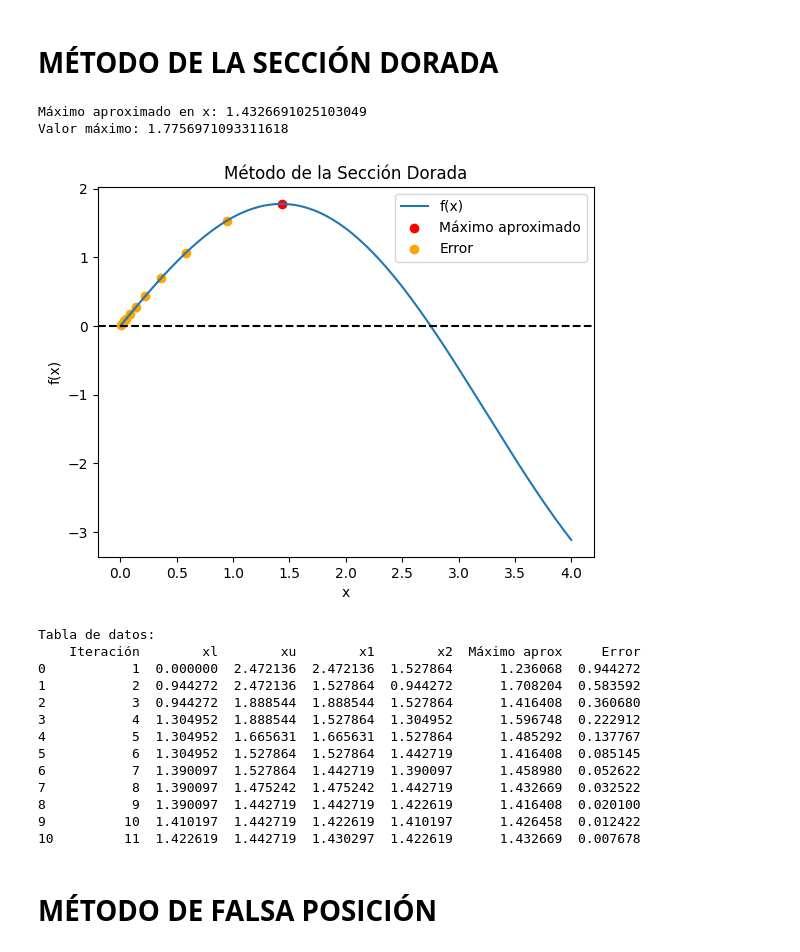
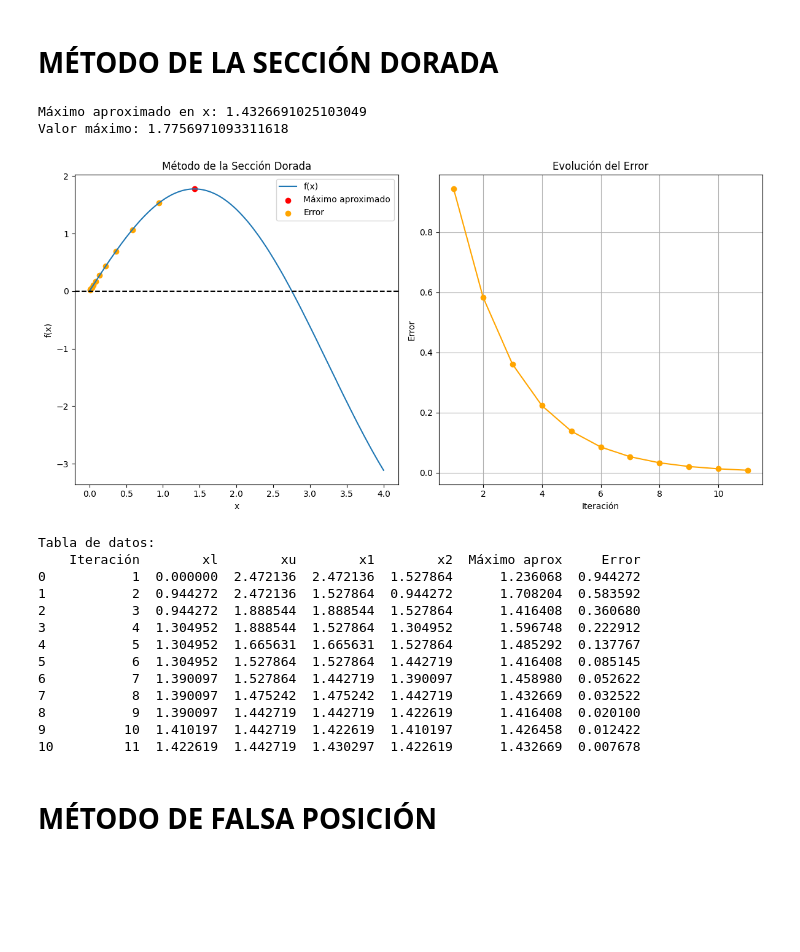
Before and after one commit to danielapavas/Optimizacion, a Jupyter notebook: Metodo_de_bisección.ipynb, the cells around one changed output. Cells and saved outputs as stored; diff of their text form; code cells hidden in the pictures; blank space fills up the shorter version.

```diff
--- a/Metodo_de_bisección.ipynb
+++ b/Metodo_de_bisección.ipynb
@@ -25,7 +26,7 @@ def biseccion(funcion, xl, xu, tolerancia, maximo):
         listaXL.append(xl)  # Agregar xl actual a la lista
         listaXU.append(xu)  # Agregar xu actual a la lista
 
-        error = abs((xu - xl) / 2)
+        error = abs((xu - xl)/2)
         listaError.append(error)
         i += 1
 
@@ -60,6 +61,9 @@ if listaAproximacion:
     x = np.linspace(xl, xu, 100)
     y = ejemplo(x)
 
+    plt.figure(figsize=(12, 6))
+
+    plt.subplot(1, 2, 1)
     plt.plot(x, y, label='f(x)')
     plt.axhline(y=0, color='black', linestyle='--')
     plt.axvline(x=root, color='red', linestyle=':', label='Aprox. Raíz')
@@ -70,6 +74,16 @@ if listaAproximacion:
     plt.legend()
     plt.grid(True)
     plt.title('Método de la Bisección')
+
+    plt.subplot(1, 2, 2)
+    plt.plot(range(1, len(listaError) + 1), listaError, marker='o', color='orange', label='Error')
+    plt.xlabel('Iteración')
+    plt.ylabel('Error')
+    plt.grid(True)
+    plt.title('Evolución del Error')
+
+    plt.tight_layout()
+
     plt.show()
 
 
@@ -251,34 +277,48 @@ print("Valor máximo:", maximoValor)
 x_valor = np.linspace(xl, xu, 400)
 y_valor = f(x_valor)
 
+plt.figure(figsize=(12, 6))
+
+plt.subplot(1, 2, 1)
 plt.plot(x_valor, y_valor, label='f(x)')
 plt.scatter(maXimo_X, maximoValor, color='red', label='Máximo aproximado')
 plt.scatter(listaError, [f(x) for x in listaError], color='orange', label='Error')
 plt.axhline(y=0, color='black', linestyle='--')
 plt.xlabel('x')
 plt.ylabel('f(x)')
 plt.legend()
 plt.title('Método de la Sección Dorada')
+
+
+plt.subplot(1, 2, 2)
+plt.plot(range(1, len(listaError) + 1), listaError, marker='o', color='orange', label='Error')
+plt.xlabel('Iteración')
+plt.ylabel('Error')
+plt.grid(True)
+plt.title('Evolución del Error')
+
+plt.tight_layout()
+
 plt.show()
 
 # Crear tabla de datos
 data = {
     'Iteración': [i+1 for i in range(len(valores_xl))],
     'xl': valores_xl,
     'xu': valores_xu,
     'x1': valores_x1,
     'x2': valores_x2,
     'Máximo aprox': valores_maXimo_X,
     'Error': listaError
 }
 
 df = pd.DataFrame(data)
 print("\nTabla de datos:")
 print(df)
 # %% [output]
 Máximo aproximado en x: 1.4326691025103049
 Valor máximo: 1.7756971093311618
-[figure, old version]
+[figure, new version]
 Tabla de datos:
     Iteración        xl        xu        x1        x2  Máximo aprox     Error
 0           1  0.000000  2.472136  2.472136  1.527864      1.236068  0.944272
```
Also changed, not shown: parts of 11 cells of this notebook.
